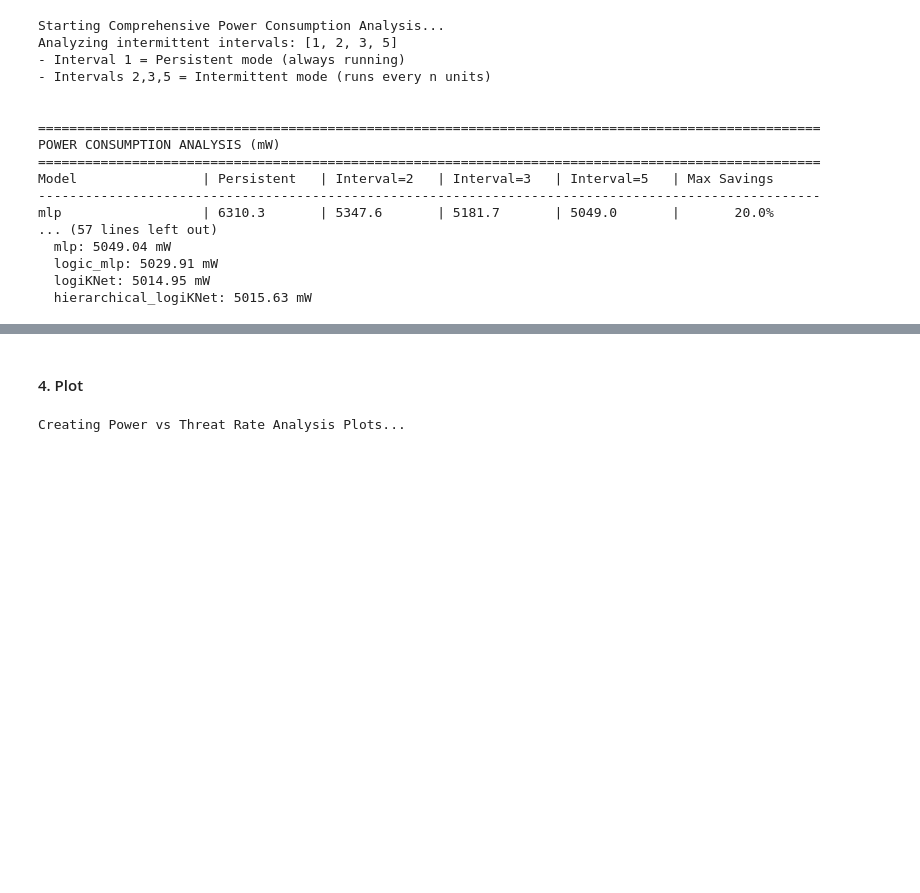
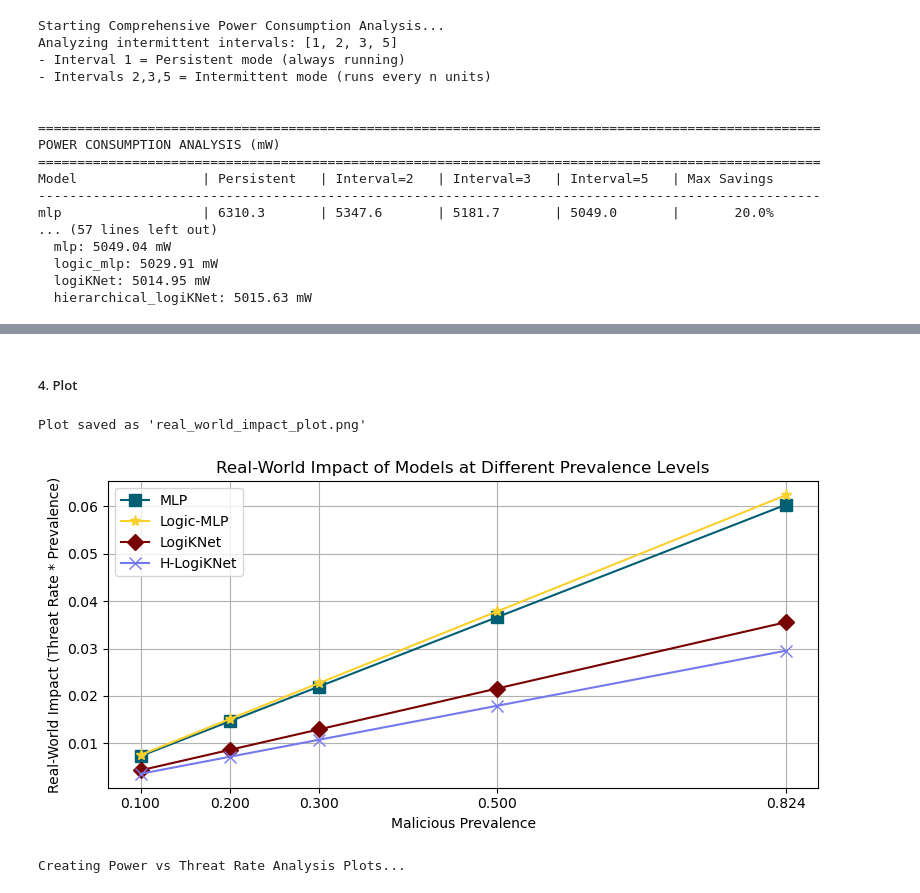
Before and after one commit to zhijin44/LogiKNet, a Jupyter notebook: P1_structurelevel/efficiency/power_vs_rate.ipynb, the cells around one changed output, grey strips where cells are left out. Saved outputs shown, nothing was run; the diff lists cells and outputs as text; code cells hidden in the pictures; blank space fills up the shorter version.

```diff
--- a/P1_structurelevel/efficiency/power_vs_rate.ipynb
+++ b/P1_structurelevel/efficiency/power_vs_rate.ipynb
@@ -878,0 +759,11 @@ mlp                  | Persistent                | Threat Rate: 0.4421 (44.21%)
+# %%
+# Calculate the prevalence of malicious cases in the dataset
+malicious_prevalence = calculate_malicious_prevalence(mlp_infer, test_loader)
+print(f"\nMalicious Prevalence in Dataset: {malicious_prevalence:.4f} ({malicious_prevalence*100:.2f}%)")
+# Calculate real-world impact of each model
+real_world_impact = calculate_real_world_impact(threat_rate, 0.5)
+print("\nReal-World Impact Analysis when prevalence is 0.5 (using test_loader)")
+print("=" * 40)
+print(f"{'Model':<20} {'Real-World Impact':<20}")
+for model_name, impact in real_world_impact.items():
+    print(f"{model_name:<20} {impact:<20.4f} ({impact*100:.2f}%)")
@@ -879,3 +1055,3 @@ mlp                  | Persistent                | Threat Rate: 0.4421 (44.21%)
 # %% [markdown]
-#### 4. Plot
+##### 4. Plot
 # %%
@@ -885,4 +1064,44 @@ model_attrs = {
     "logiKNet": {"color": "#780000", "marker": "D", "name": "LogiKNet"},  # diamond
     "hierarchical_logiKNet": {"color": "#7678ed", "marker": "x", "name": "H-LogiKNet"}  # x-mark
 }
+# %%
+# plotting the real-world impact of each model
+def plot_real_world_impact(real_world_impact, prevalence_list):
+    """
+    Plot the real-world impact of each model based on different prevalence values.
+
+    Args:
+        real_world_impact: Dictionary with real-world impact for each model
+        prevalence_list: List of prevalence values used in the analysis
+    """
+    plt.figure(figsize=(8, 4))
+
+    for model_name in model_attrs.keys():
+        impact_vals = [real_world_impact[p][model_name] for p in prevalence_list]
+        plt.plot(prevalence_list, impact_vals,
+                 label=model_attrs[model_name]["name"],
+                 color=model_attrs[model_name]["color"],
+                 marker=model_attrs[model_name]["marker"],
+                 markersize=8)
+
+    plt.title("Real-World Impact of Models at Different Prevalence Levels")
+    plt.xlabel("Malicious Prevalence")
+    plt.ylabel("Real-World Impact (Threat Rate * Prevalence)")
+    plt.xticks(prevalence_list)
+    plt.grid(True)
+    plt.legend()
+    plt.tight_layout()
+
+    # Save the plot
+    plt.savefig("real_world_impact_plot.png")
+    print("Plot saved as 'real_world_impact_plot.png'")
+
+    # Show the plot
+    plt.show()
+
+# Plot the real-world impact of each model
+plot_real_world_impact(real_world_impact, prevalence_list=prevalence_list)
+# %% [output]
+Plot saved as 'real_world_impact_plot.png'
+[figure, added]
 # %%
```
Also changed, not shown: parts of 13 cells of this notebook, 3 other files.
